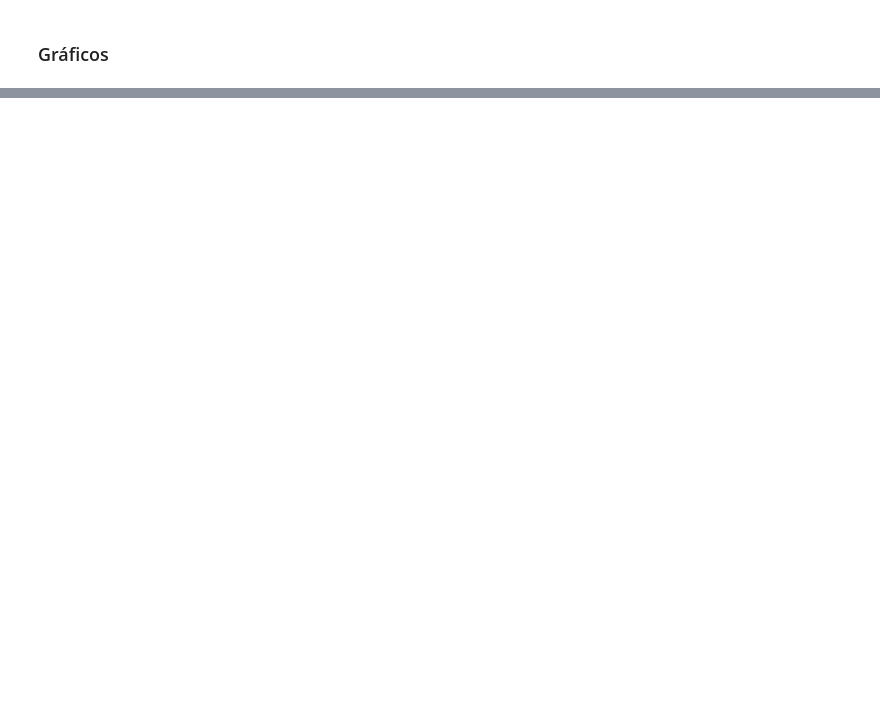
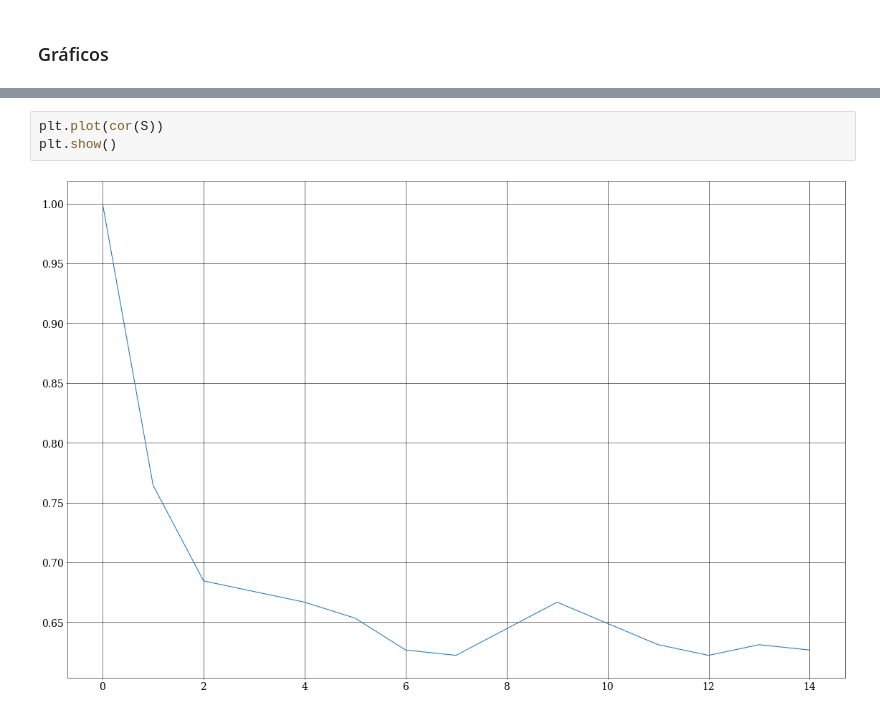
Before and after one commit to Lermacto/ising-2d, a Jupyter notebook: ising.ipynb, the cells around one changed output, grey strips where cells are left out. Cells and saved outputs as stored; diff of their text form; blank space fills up the shorter version.

```diff
--- a/ising.ipynb
+++ b/ising.ipynb
@@ -139,0 +188,5 @@ Formulas del apunte de Minnini:
+# %%
+plt.plot(cor(S))
+plt.show()
+# %% [output]
+[figure, added]
```
Also changed, not shown: parts of 8 cells of this notebook.
